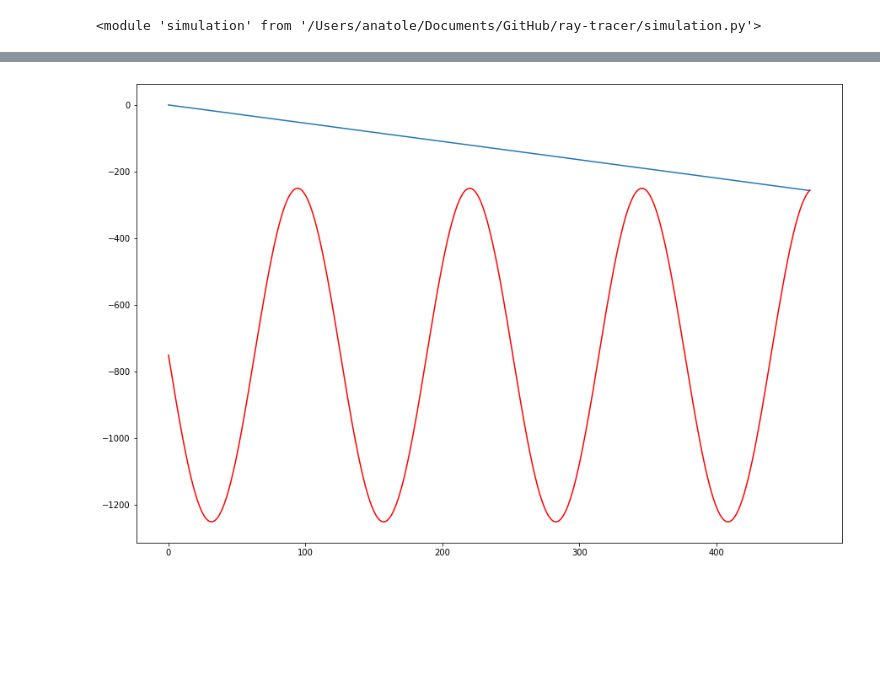
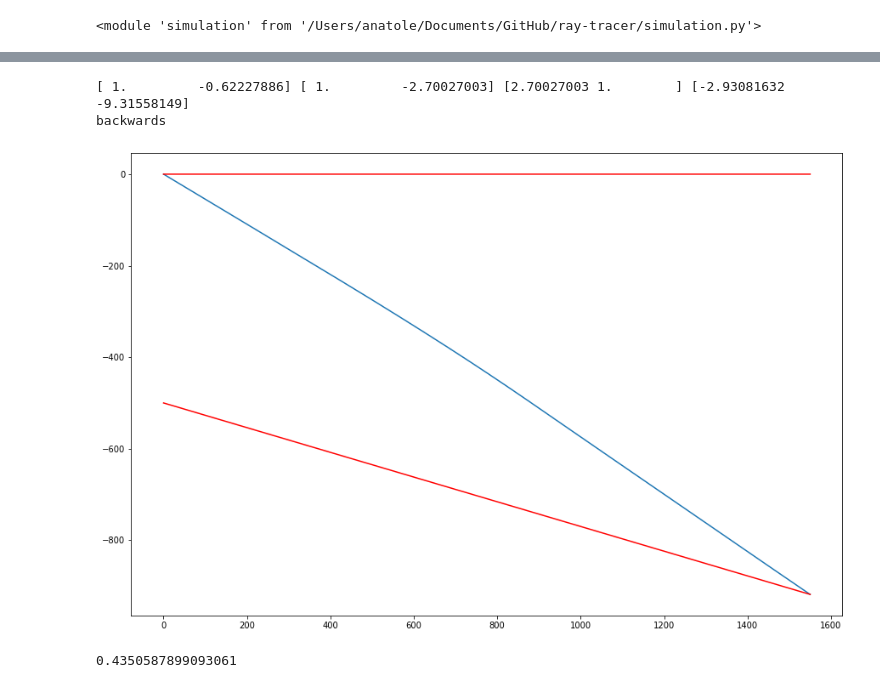
Before and after one commit to ahernot/ray-tracer, a Jupyter notebook: tests.ipynb, the cells around one changed output, grey strips where cells are left out. Saved outputs shown, nothing was run; the diff lists cells and outputs as text; code cells hidden in the pictures; blank space fills up the shorter version.

```diff
--- a/tests.ipynb
+++ b/tests.ipynb
@@ -18,7 +18,10 @@ reload(Sim)
 source = Geometry.Point2D(0., 0.)
 angle = -0.5
 # %%
-floor = lambda x: -500 * np.sin(0.05 * x) - 750  # lambda x: -550 * np.ones_like(x)
+reload(Env)
+
+# floor = lambda x: -550 * np.ones_like(x)
+floor = lambda x: -500 - 0.27*x
 ceiling = lambda x: 0 * np.ones_like(x)
 
 env = Env.Environment2D(
@@ -28,11 +39,20 @@ env = Env.Environment2D(
 # %%
 reload(Ray)
+
 ray = Ray.Ray2D(env, source, angle)
 ray.propagate()
+# %% [output]
+[ 1.         -0.62227886] [ 1.         -2.70027003] [2.70027003 1.        ] [-2.93081632 -9.31558149]
+backwards
 # %%
 plt.figure(figsize=(15, 10))
 plt.plot(ray.X, ray.Z)
+plt.plot(ray.X, ceiling(ray.X), c='red')
 plt.plot(ray.X, floor(ray.X), c='red')
 plt.show()
 # %% [output]
-[figure, old version]
+[figure, new version]
+# %%
+-193.9377806/-445.77373242
+# %% [output]
+0.4350587899093061
```
Also changed, not shown: parts of 1 cell of this notebook.
